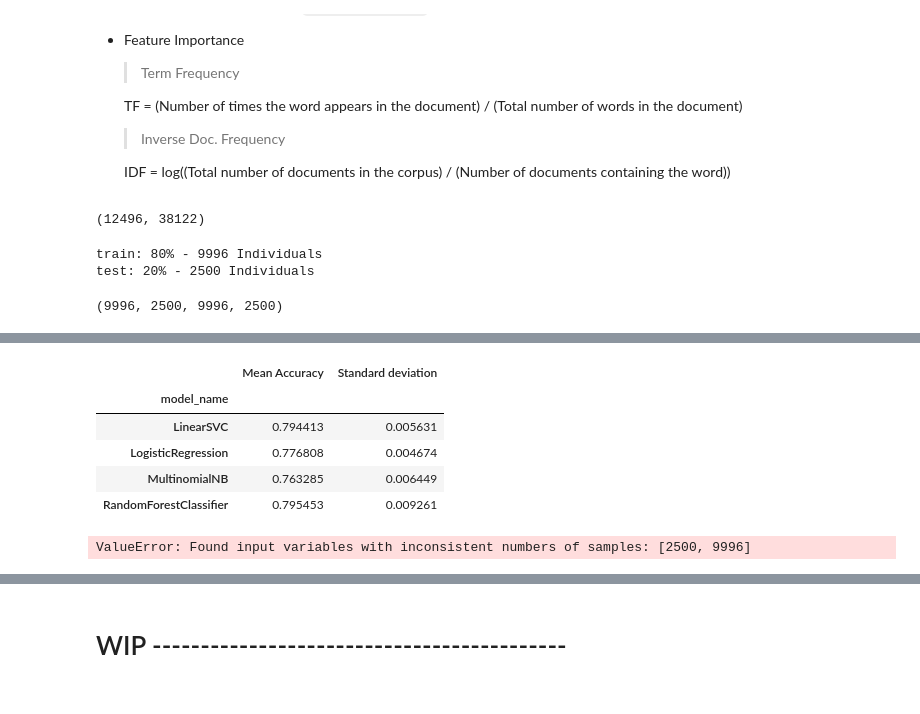
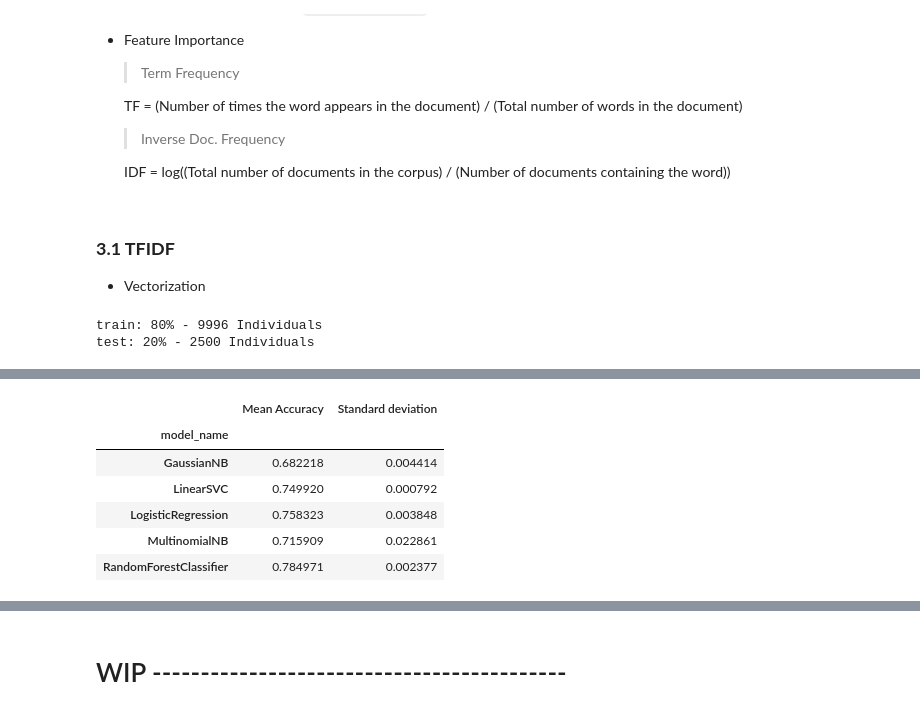
Before and after one commit to joaomalho/Text-Mining, a Jupyter notebook: Project_Text_Mining.ipynb, the cells around one changed output, grey strips where cells are left out. Drawn from its saved outputs; the diff is of its cells as text; code cells hidden in the pictures.

Commit message:
Updated until models

```diff
--- a/Project_Text_Mining.ipynb
+++ b/Project_Text_Mining.ipynb
@@ -463,17 +458,10 @@ criteria 4.3)
 
 # corpora_train['translated_text']=corpora_train.apply(lambda x: x.description_clean if x.text_lang == 'en' else translate_text(x.text_lang, x.description_clean), axis=1)
 # corpora_train.translated_text = corpora_train.translated_text.str.lower()
-# %%
-tfidf = TfidfVectorizer(sublinear_tf=True, min_df=5, ngram_range=(1,2), stop_words="english")
-
-# Transforming each text into a vector
-features = tfidf.fit_transform(corpora_train['description_clean']).toarray()
-labels = y
-
-
-features.shape
-# %% [output]
-(12496, 38122)
+# %% [markdown]
+### __3.1 TFIDF__
+
+* Vectorization
 # %%
 # Splitting data only using Train data due Test data dont regard the label to check the model performance,
 # due that model test will be performed in train subset
@@ -502,7 +490,3 @@ print('train: {}% - {} Individuals \ntest: {}% - {} Individuals'.format(
 # %% [output]
 train: 80% - 9996 Individuals
 test: 20% - 2500 Individuals
-# %%
-len(X_train), len(X_test), len(y_train), len(y_test)
-# %% [output]
-(9996, 2500, 9996, 2500)
@@ -510,18 +505,17 @@ len(X_train), len(X_test), len(y_train), len(y_test)
 models = [
     GaussianNB(),
     LogisticRegression(),
-    MLPClassifier(),
     RandomForestClassifier(n_estimators=100),
     LinearSVC(),
     MultinomialNB(),
 ]
 # Cross-validation
-CV = 5
+CV = 2
 cv_df = pd.DataFrame(index=range(CV * len(models)))
 entries = []
 for model in models:
     model_name = model.__class__.__name__
-    accuracies = cross_val_score(model, features, labels, scoring="accuracy", cv=CV)
+    accuracies = cross_val_score(model, features, labels, scoring="accuracy", cv=CV, verbose=1)
     for fold_idx, accuracy in enumerate(accuracies):
         entries.append((model_name, fold_idx, accuracy))
 cv_df = pd.DataFrame(entries, columns=["model_name", "fold_idx", "accuracy"])
@@ -536,25 +540,7 @@ acc
 |  | Mean Accuracy | Standard deviation |
 | model_name |  |  |
-| LinearSVC | 0.794413 | 0.005631 |
-| LogisticRegression | 0.776808 | 0.004674 |
-| MultinomialNB | 0.763285 | 0.006449 |
-| RandomForestClassifier | 0.795453 | 0.009261 |
+| GaussianNB | 0.682218 | 0.004414 |
+| LinearSVC | 0.749920 | 0.000792 |
+| LogisticRegression | 0.758323 | 0.003848 |
+| MultinomialNB | 0.715909 | 0.022861 |
+| RandomForestClassifier | 0.784971 | 0.002377 |
-# %%
-from sklearn.naive_bayes import GaussianNB
-
-# Model
-nb = GaussianNB()
-
-# Fit Model
-nb.fit(X, y)
-
-# Predict Model
-nb_pred = nb.predict(x_test)
-
-# Classification report
-nb_cr = classification_report(y_test, nb_pred)
-
-# Confusion Matrix
-nb_cm = confusion_matrix(nb_pred, y_test)
-# %% [output]
-ValueError: Found input variables with inconsistent numbers of samples: [2500, 9996]
```
Also changed, not shown: parts of 7 cells of this notebook.
